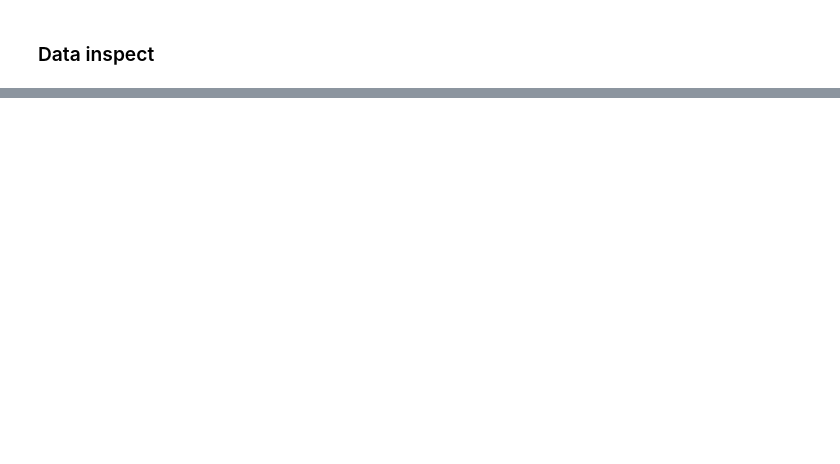
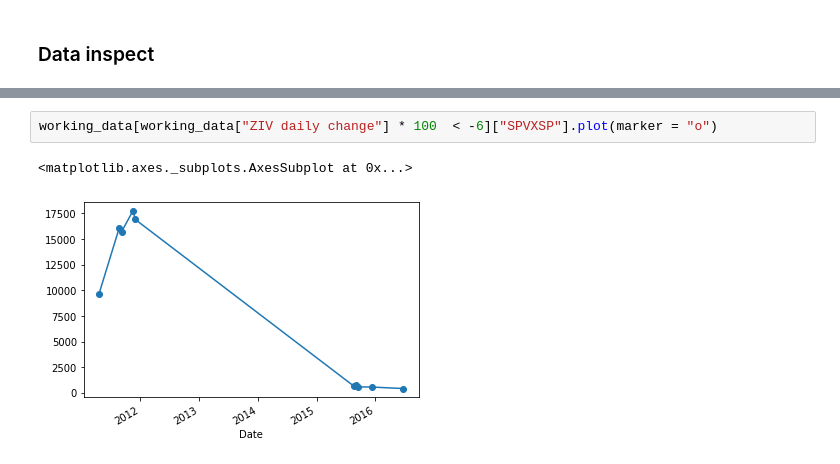
Before and after one commit to Berkat0789/Portfolio, a Jupyter notebook: Finance/VVIX Analysis/VVIX Analysis.ipynb, the cells around one changed output, grey strips where cells are left out. Cells and saved outputs as stored; diff of their text form; blank space fills up the shorter version.

```diff
--- a/Finance/VVIX Analysis/VVIX Analysis.ipynb
+++ b/Finance/VVIX Analysis/VVIX Analysis.ipynb
@@ -110,0 +69,5 @@ vvix.corr()
+# %%
+working_data[working_data["ZIV daily change"] * 100  < -6]["SPVXSP"].plot(marker = "o")
+# %% [output]
+<matplotlib.axes._subplots.AxesSubplot at 0x...>
+[figure, added]
```
Also changed, not shown: parts of 23 cells of this notebook, 18 other files.
